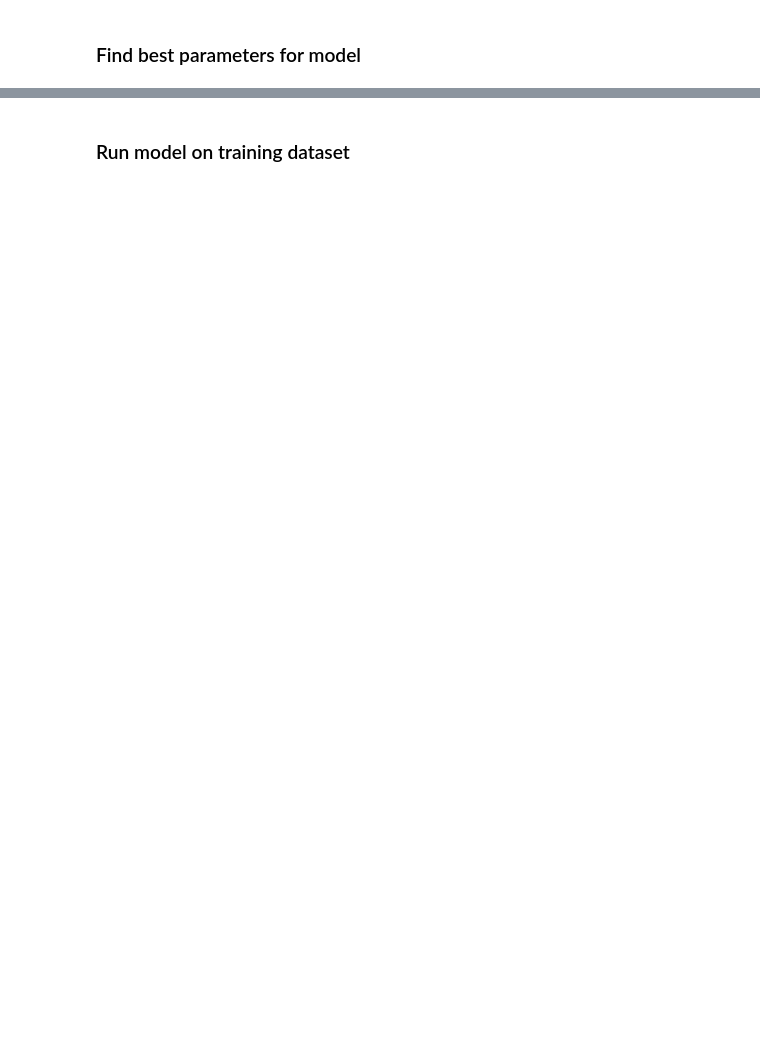
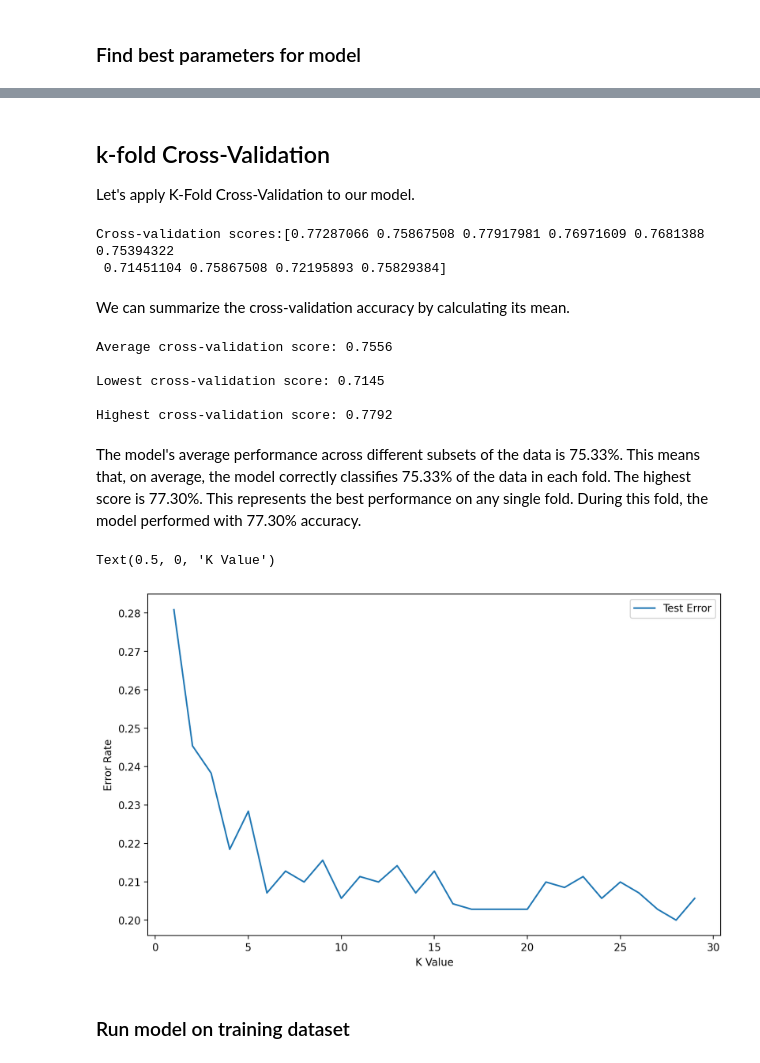
Before and after one commit to ABF-QC/Module2_Project2_team, a Jupyter notebook: notebook/Model2.ipynb, the cells around one changed output, grey strips where cells are left out. Saved outputs shown, nothing was run; the diff lists cells and outputs as text; code cells hidden in the pictures; blank space fills up the shorter version.

```diff
--- a/notebook/Model2.ipynb
+++ b/notebook/Model2.ipynb
@@ -74,8 +77,8 @@ X_test = pd.DataFrame(X_test, columns=X.columns)
 scaler = StandardScaler()
 
 # Scale the data
-scaled_X_train = scaler.fit_transform(X_train)
-scaled_X_test = scaler.transform(X_test)
+X_train_scaled = scaler.fit_transform(X_train)
+X_test_scaled = scaler.transform(X_test)
 # %% [markdown]
 ---
 
@@ -88,3 +91,9 @@ scaled_X_test = scaler.transform(X_test)
 ---
 # %% [markdown]
 ### Find best parameters for model
+# %%
+# Initialize classifier with k=3
+knn = KNeighborsClassifier(n_neighbors=3)
+
+# Fit model
+knn.fit(X_train_scaled, y_train)
@@ -91,2 +193,52 @@ scaled_X_test = scaler.transform(X_test)
+# %% [markdown]
+##  k-fold Cross-Validation
+
+Let's apply K-Fold Cross-Validation to our model.
+# %%
+# Applying 10-Fold cross-validation
+
+scores = cross_val_score(knn, X_train_scaled, y_train, cv = 10, scoring='accuracy')
+
+print('Cross-validation scores:{}'.format(scores))
+# %% [output]
+Cross-validation scores:[0.77287066 0.75867508 0.77917981 0.76971609 0.7681388  0.75394322
+ 0.71451104 0.75867508 0.72195893 0.75829384]
+# %% [markdown]
+We can summarize the cross-validation accuracy by calculating its mean.
+# %%
+# Compute average cross-validation score
+
+print('\nAverage cross-validation score: {:.4f}'.format(scores.mean()))
+print('\nLowest cross-validation score: {:.4f}'.format(scores.min()))
+print('\nHighest cross-validation score: {:.4f}'.format(scores.max()))
+# %% [output]
+Average cross-validation score: 0.7556
+
+Lowest cross-validation score: 0.7145
+
+Highest cross-validation score: 0.7792
+# %% [markdown]
+The model's average performance across different subsets of the data is 75.33%. This means that, on average, the model correctly classifies 75.33% of the data in each fold.
+The highest score is 77.30%. This represents the best performance on any single fold. During this fold, the model performed with 77.30% accuracy.
+# %%
+test_error_rates = []
+
+for k in range(1,30):
+    knn_model = KNeighborsClassifier(n_neighbors=k)
+    knn_model.fit(X_train_scaled,y_train)
+
+    y_pred_test = knn_model.predict(X_test_scaled)
+
+    test_error = 1 - accuracy_score(y_test,y_pred_test)
+    test_error_rates.append(test_error)
+
+plt.figure(figsize=(10,6),dpi=200)
+plt.plot(range(1,30),test_error_rates,label='Test Error')
+plt.legend()
+plt.ylabel('Error Rate')
+plt.xlabel("K Value")
+# %% [output]
+Text(0.5, 0, 'K Value')
+[figure, added]
 # %% [markdown]
 ### Run model on training dataset
```
Also changed, not shown: parts of 24 cells of this notebook.
